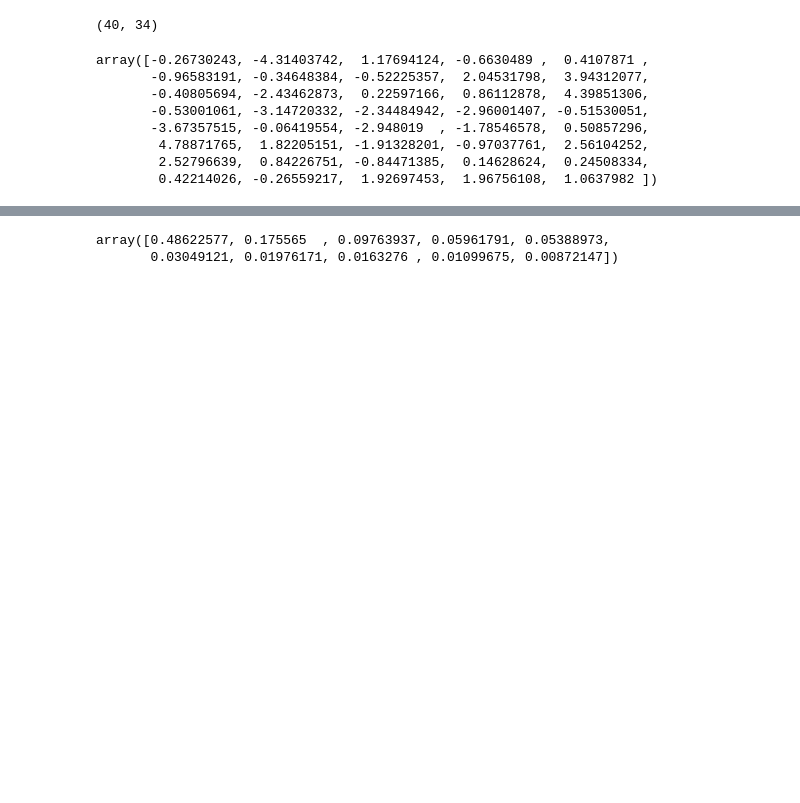
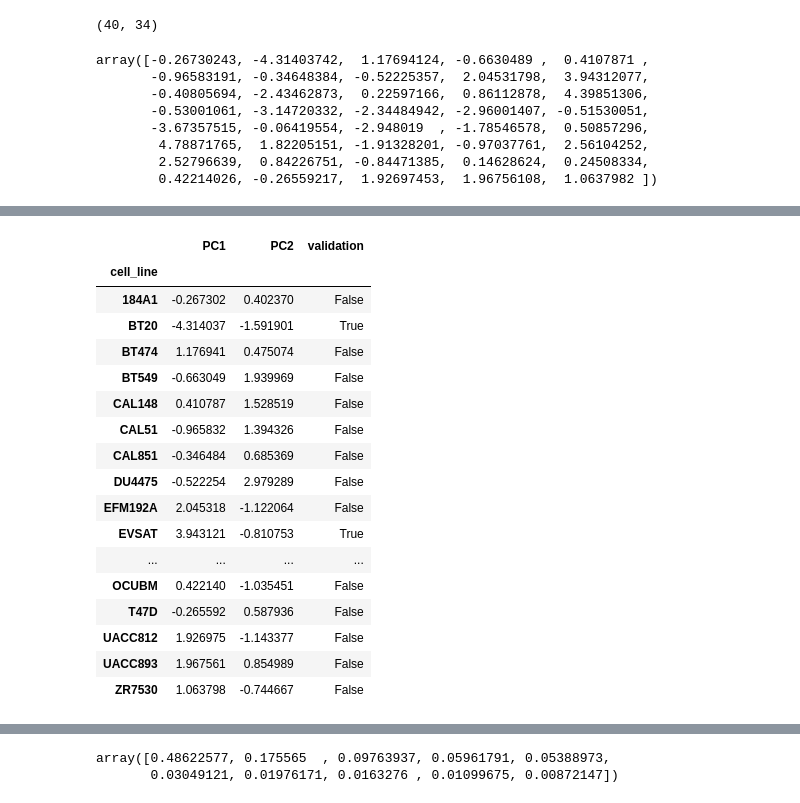
Before and after one commit to frohlich-lab/DeepMechanisticModels, a Jupyter notebook: Old - Jupyter Notebooks/Cytof Data Analysis.ipynb, the cells around one changed output, grey strips where cells are left out. Drawn from its saved outputs; the diff is of its cells as text; code cells hidden in the pictures; blank space fills up the shorter version.

```diff
--- a/Old - Jupyter Notebooks/Cytof Data Analysis.ipynb
+++ b/Old - Jupyter Notebooks/Cytof Data Analysis.ipynb
@@ -220 +256,31 @@ array([-0.26730243, -4.31403742,  1.17694124, -0.6630489 ,  0.4107871 ,
+# %%
+N_COMPS = 2
+df = pd.DataFrame(
+    index=[c[1:] for c in mat.index],
+    data=Xt[:, :N_COMPS],
+    columns=["PC1", "PC2"],
+)
+df.index.name = res.index.name
+# select 5 strongest outliers as validation set
+df["validation"] = res_df["validation"]
+df
+# %% [output]
+|  | PC1 | PC2 | validation |
+| cell_line |  |  |  |
+| 184A1 | -0.267302 | 0.402370 | False |
+| BT20 | -4.314037 | -1.591901 | True |
+| BT474 | 1.176941 | 0.475074 | False |
+| BT549 | -0.663049 | 1.939969 | False |
+| CAL148 | 0.410787 | 1.528519 | False |
+| CAL51 | -0.965832 | 1.394326 | False |
+| CAL851 | -0.346484 | 0.685369 | False |
+| DU4475 | -0.522254 | 2.979289 | False |
+| EFM192A | 2.045318 | -1.122064 | False |
+| EVSAT | 3.943121 | -0.810753 | True |
+| ... | ... | ... | ... |
+| OCUBM | 0.422140 | -1.035451 | False |
+| T47D | -0.265592 | 0.587936 | False |
+| UACC812 | 1.926975 | -1.143377 | False |
+| UACC893 | 1.967561 | 0.854989 | False |
+| ZR7530 | 1.063798 | -0.744667 | False |
 # %%
```
Also changed, not shown: parts of 9 cells of this notebook.
